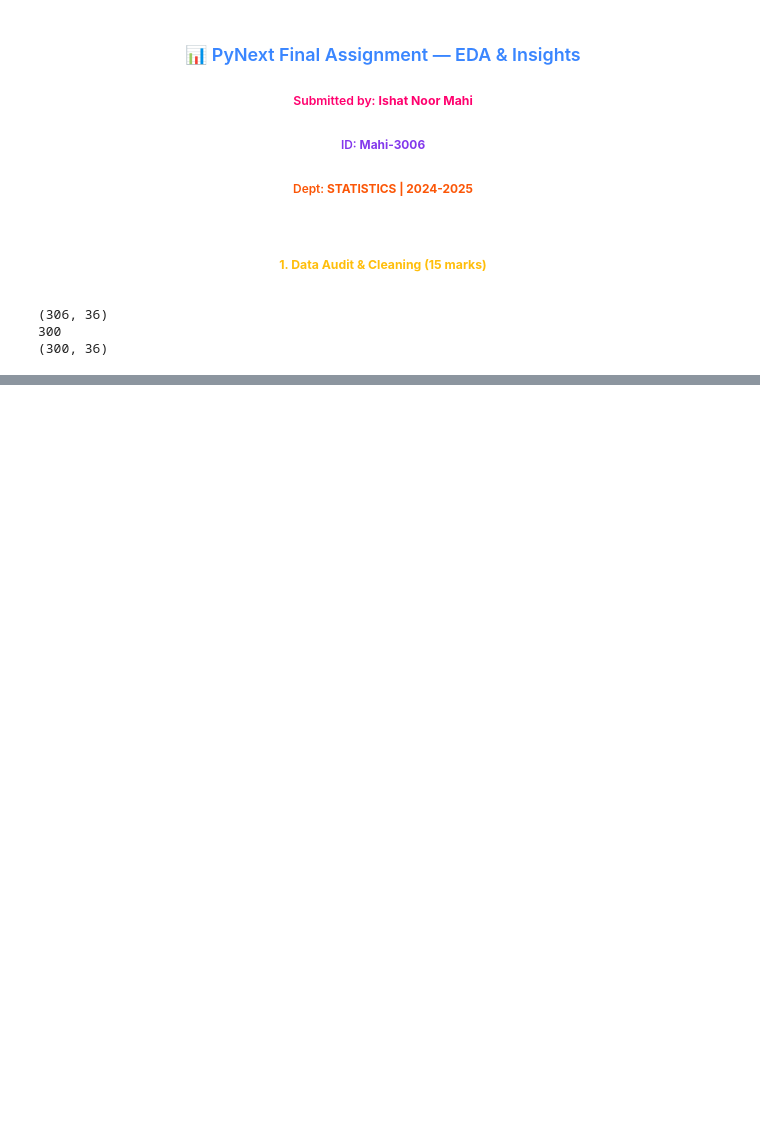
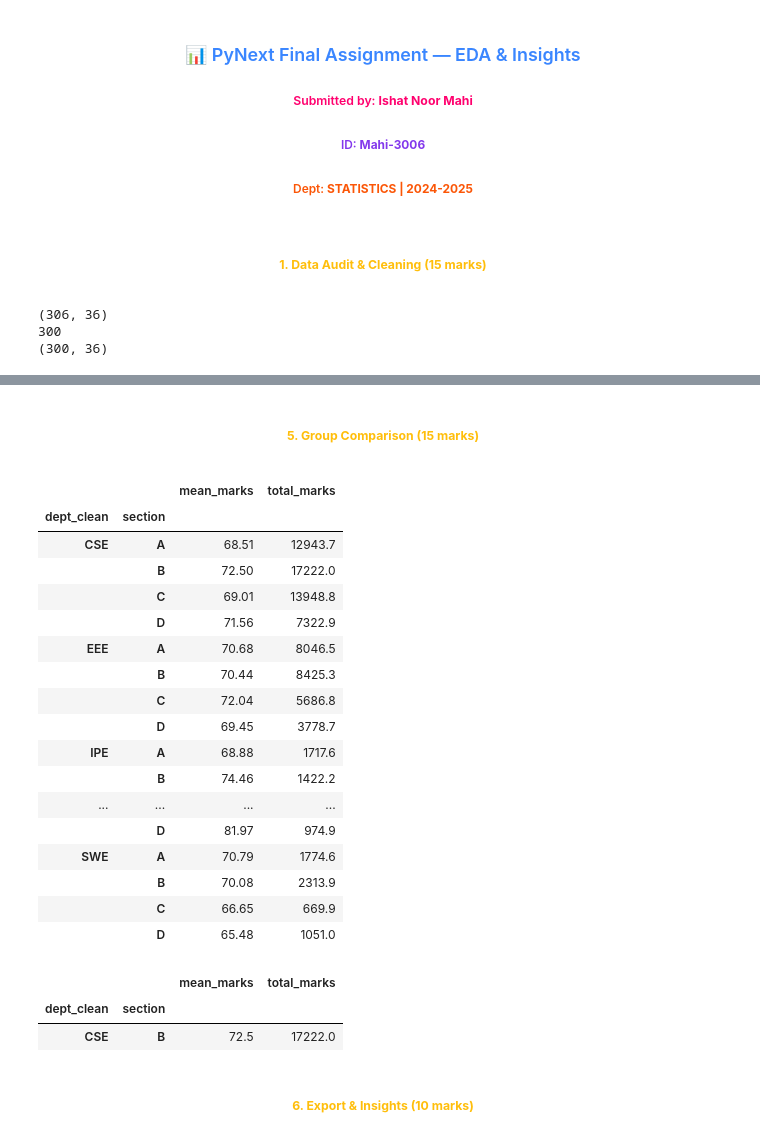
Before and after one commit to INmahi/PyNext, a Jupyter notebook: Projects/Assignments/final_project_day_7.ipynb, the cells around one changed output, grey strips where cells are left out. Cells and saved outputs as stored; diff of their text form; code cells hidden in the pictures; blank space fills up the shorter version.

```diff
--- a/Projects/Assignments/final_project_day_7.ipynb
+++ b/Projects/Assignments/final_project_day_7.ipynb
@@ -127,0 +350,46 @@ print(get_outliers(gradebook,wkg))
+# %% [markdown]
+<div align="center">
+    <h5 style="color:#FFBE0B;"><b>5. Group Comparison (15 marks)</b></h5>
+</div>
+# %%
+#1.Pivot table: mean marks (average across assignments per student) and total marks (sum across assignments per student) by dept × section.
+pivot_table = pd.pivot_table(
+    gradebook,
+    values=['mean_marks', 'total_marks'],
+    index=['dept_clean', 'section'],
+    aggfunc={'mean_marks': 'mean', 'total_marks': 'sum'},
+    fill_value=0
+).round(2)
+pivot_table
+# %% [output]
+|  |  | mean_marks | total_marks |
+| dept_clean | section |  |  |
+| CSE | A | 68.51 | 12943.7 |
+|  | B | 72.50 | 17222.0 |
+|  | C | 69.01 | 13948.8 |
+|  | D | 71.56 | 7322.9 |
+| EEE | A | 70.68 | 8046.5 |
+|  | B | 70.44 | 8425.3 |
+|  | C | 72.04 | 5686.8 |
+|  | D | 69.45 | 3778.7 |
+| IPE | A | 68.88 | 1717.6 |
+|  | B | 74.46 | 1422.2 |
+| ... | ... | ... | ... |
+|  | D | 81.97 | 974.9 |
+| SWE | A | 70.79 | 1774.6 |
+|  | B | 70.08 | 2313.9 |
+|  | C | 66.65 | 669.9 |
+|  | D | 65.48 | 1051.0 |
+# %%
+#ii. Report the cell with the highest total_marks.
+max_total_marks = pivot_table['total_marks'].max()
+highest_cell = pivot_table[pivot_table['total_marks'] == max_total_marks]
+highest_cell
+# %% [output]
+|  |  | mean_marks | total_marks |
+| dept_clean | section |  |  |
+| CSE | B | 72.5 | 17222.0 |
+# %% [markdown]
+<div align="center">
+    <h5 style="color:#FFBE0B;"><b>6. Export &amp; Insights (10 marks)</b></h5>
+</div>
```
Also changed, not shown: parts of 17 cells of this notebook, 1 other file.
